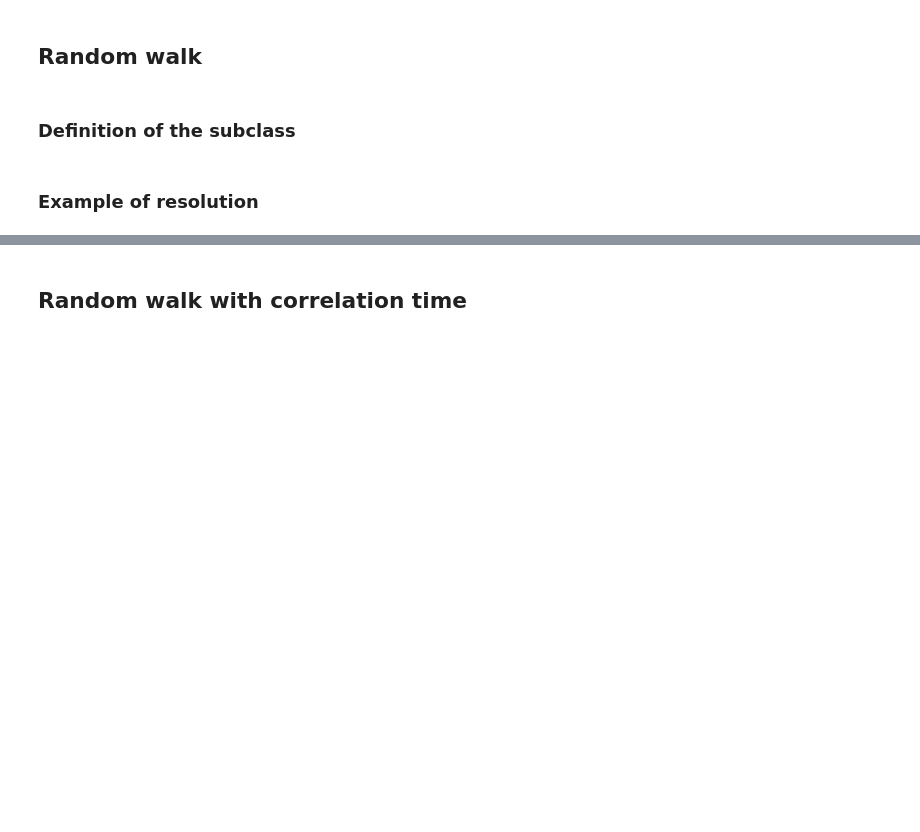
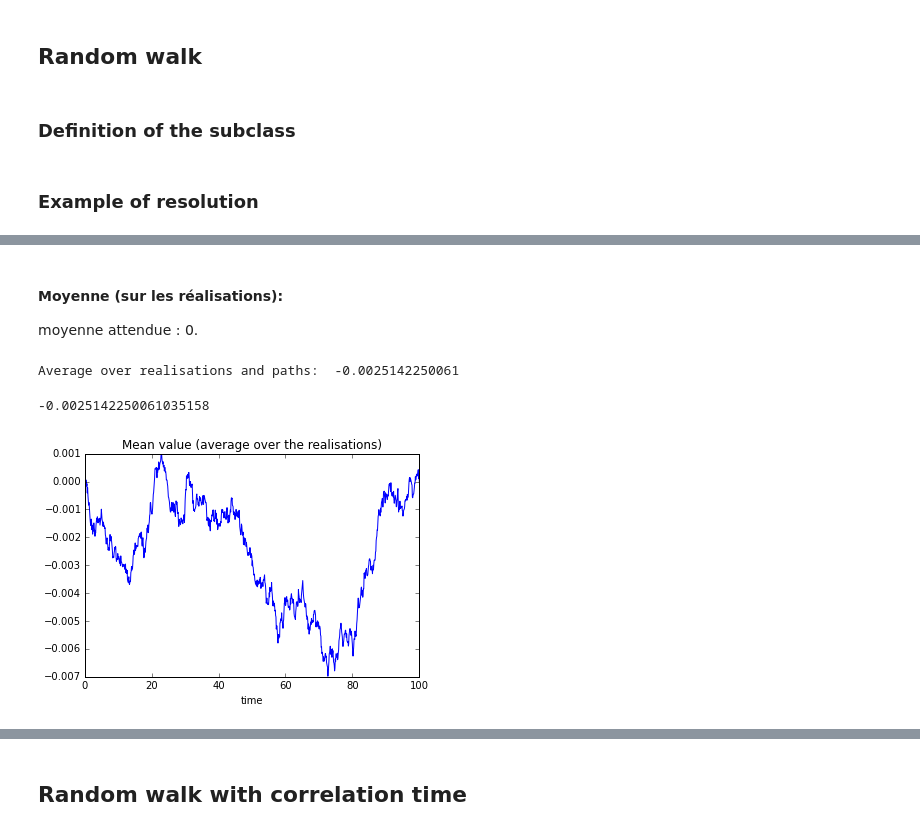
Before and after one commit to MarineLasbleis/IC_topo, a Jupyter notebook: Topography ICB - Stochastic equation.ipynb, the cells around one changed output, grey strips where cells are left out. Cells and saved outputs as stored; diff of their text form; code cells hidden in the pictures; blank space fills up the shorter version.

```diff
--- a/Topography ICB - Stochastic equation.ipynb
+++ b/Topography ICB - Stochastic equation.ipynb
@@ -226,0 +129,10 @@ done in 4.053972 s at  4.053972e-05 s per path
+# %% [markdown]
+#### Moyenne (sur les réalisations):
+
+moyenne attendue : 0.
+# %%
+model_run.mean_ensemble(model_run.total_steps)
+# %% [output]
+Average over realisations and paths:  -0.0025142250061
+-0.0025142250061035158
+[figure, added]
```
Also changed, not shown: parts of 21 cells of this notebook.
